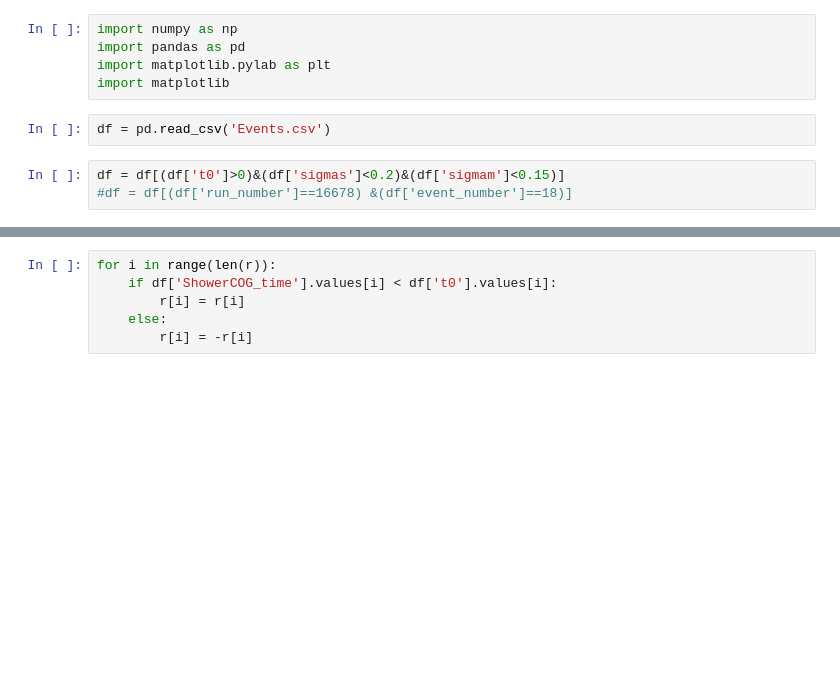
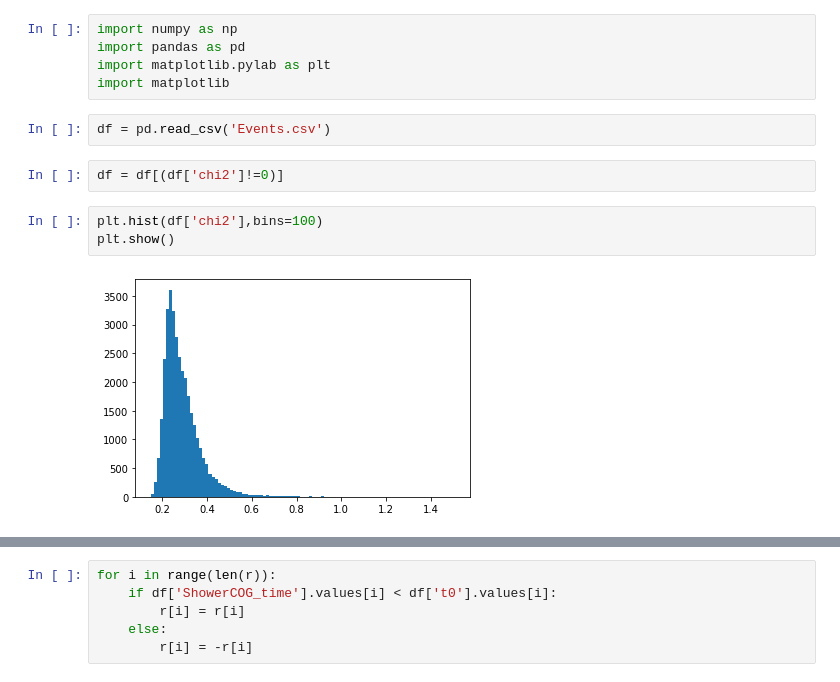
Before and after one commit to andyPhysics/CosmicRay, a Jupyter notebook: Check_fit.ipynb, the cells around one changed output, grey strips where cells are left out. Saved outputs shown, nothing was run; the diff lists cells and outputs as text; blank space fills up the shorter version.

```diff
--- a/Check_fit.ipynb
+++ b/Check_fit.ipynb
@@ -5,9 +5,13 @@ import matplotlib.pylab as plt
 import matplotlib
 # %%
 df = pd.read_csv('Events.csv')
-# %%
-df = df[(df['t0']>0)&(df['sigmas']<0.2)&(df['sigmam']<0.15)]
-#df = df[(df['run_number']==16678) &(df['event_number']==18)]
+# %%
+df = df[(df['chi2']!=0)]
+# %%
+plt.hist(df['chi2'],bins=100)
+plt.show()
+# %% [output]
+[figure, added]
 # %%
 plt.hist(df['sigmat0'])
 plt.show()
```
Also changed, not shown: parts of 39 cells of this notebook, 2 other files.
